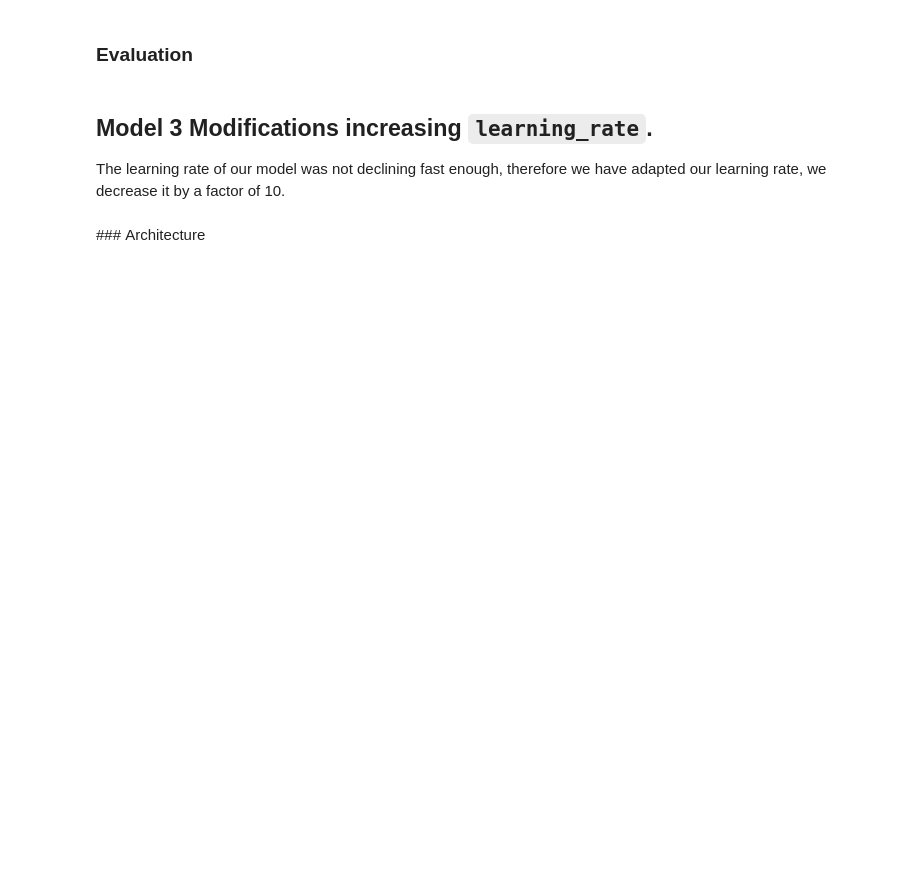
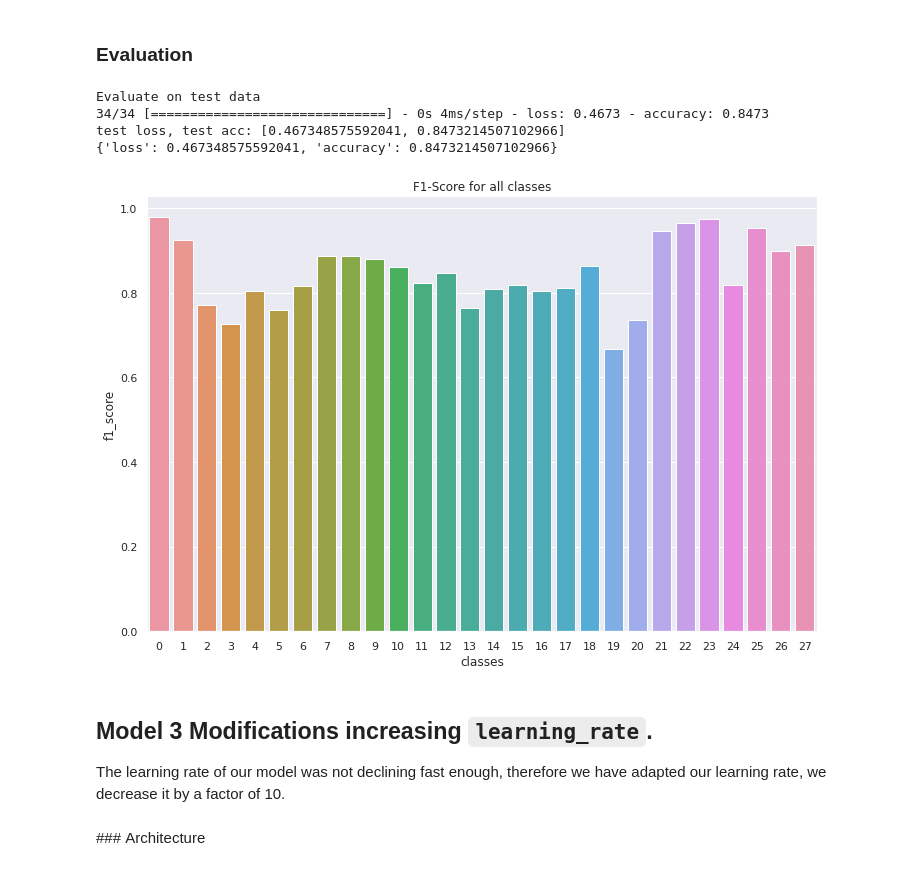
Before and after one commit to bernardo-cruz/DLV03_Project, a Jupyter notebook: arabic_mnist.ipynb, the cells around one changed output. Saved outputs shown, nothing was run; the diff lists cells and outputs as text; code cells hidden in the pictures; blank space fills up the shorter version.

```diff
--- a/arabic_mnist.ipynb
+++ b/arabic_mnist.ipynb
@@ -676,34 +686,40 @@ metrics = classification_report(
       test_label,
       y_pred,
       zero_division = True,
       #labels = test_label,
       output_dict = True
 )
 
 # Convert metrics to a df
-df_metrics = (pd.DataFrame(
+df_metrics = (pd.DataFrame(run
     metrics,
     columns = list(metrics.keys())
     )
     .T
     .drop(['samples avg','weighted avg','macro avg','micro avg'])
     .reset_index()
     .rename(columns={'index':'classes','f1-score':'f1_score'})
     .drop(columns=['support'])
 
 )
 
 # Barplot of f1 score
 plt.figure(figsize=(12, 8))
 sns.barplot(
     x = df_metrics.classes,
     y = df_metrics.f1_score,
     data = df_metrics,
     #hue="model"
 )
 
 plt.title('F1-Score for all classes')
 plt.show()
+# %% [output]
+Evaluate on test data
+34/34 [==============================] - 0s 4ms/step - loss: 0.4673 - accuracy: 0.8473
+test loss, test acc: [0.467348575592041, 0.8473214507102966]
+{'loss': 0.467348575592041, 'accuracy': 0.8473214507102966}
+[figure, added]
 # %% [markdown]
 ## Model 3 Modifications increasing `learning_rate`.
 The learning rate of our model was not declining fast enough, therefore we have adapted our learning rate, we decrease it by a factor of 10.
```
Also changed, not shown: parts of 11 cells of this notebook.
